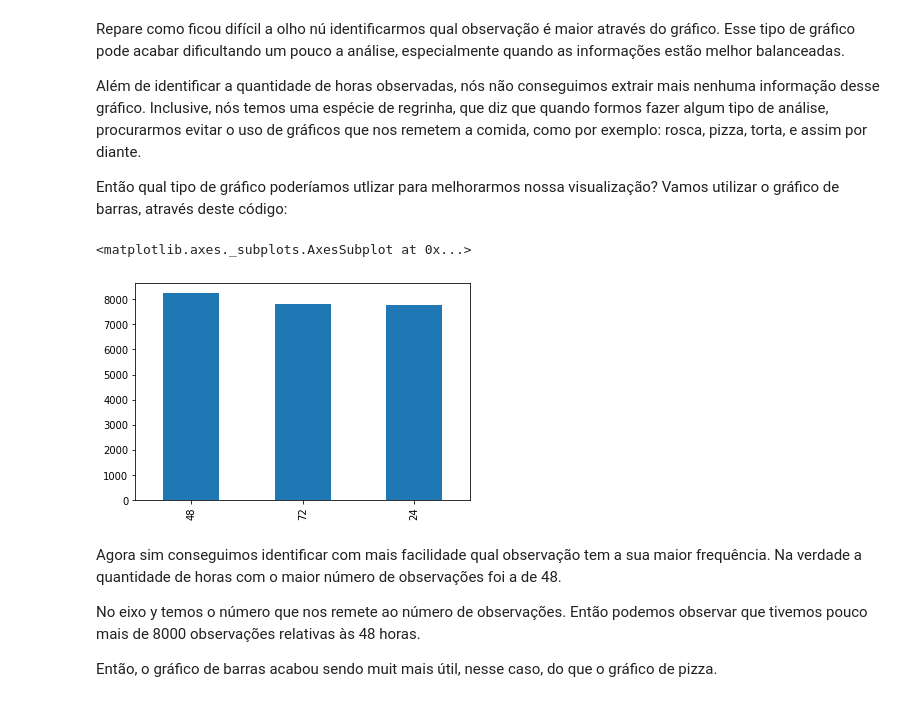
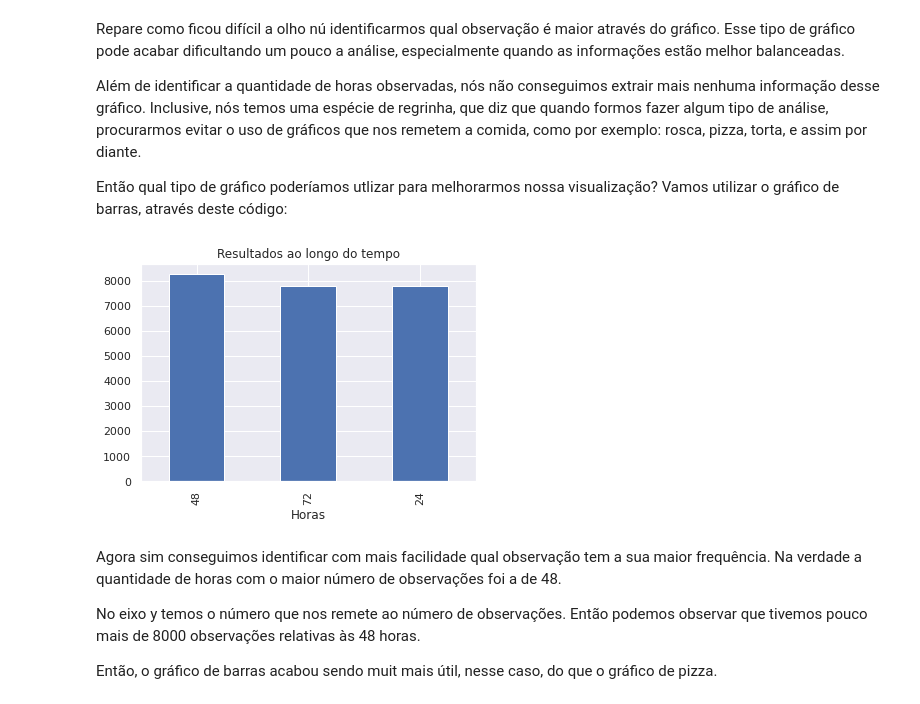
Before and after one commit to zuckeer/learnEr, a Jupyter notebook: ImersaoDados_Aula_01.ipynb, the cells around one changed output. Cells and saved outputs as stored; diff of their text form; code cells hidden in the pictures.

```diff
--- a/ImersaoDados_Aula_01.ipynb
+++ b/ImersaoDados_Aula_01.ipynb
@@ -223,11 +230,13 @@ Repare como ficou difícil a olho nú identificarmos qual observação é maior
 Além de identificar a quantidade de horas observadas, nós não conseguimos extrair mais nenhuma informação desse gráfico. Inclusive, nós temos uma espécie de regrinha, que diz que quando formos fazer algum tipo de análise, procurarmos evitar o uso de gráficos que nos remetem a comida, como por exemplo: rosca, pizza, torta, e assim por diante.
 
 Então qual tipo de gráfico poderíamos utlizar para melhorarmos nossa visualização? Vamos utilizar o gráfico de barras, através deste código:
-# %%
-dados['tempo'].value_counts().plot.bar()
-# %% [output]
-<matplotlib.axes._subplots.AxesSubplot at 0x...>
-[figure, removed]
+# %%
+plt.title('Resultados ao longo do tempo')
+ax = dados['tempo'].value_counts().plot.bar()
+ax.set_xlabel('Horas')
+plt.show()
+# %% [output]
+[figure, added]
 # %% [markdown]
 Agora sim conseguimos identificar com mais facilidade qual observação tem a sua maior frequência. Na verdade a quantidade de horas com o maior número de observações foi a de 48.
 
```
Also changed, not shown: parts of 14 cells of this notebook.
